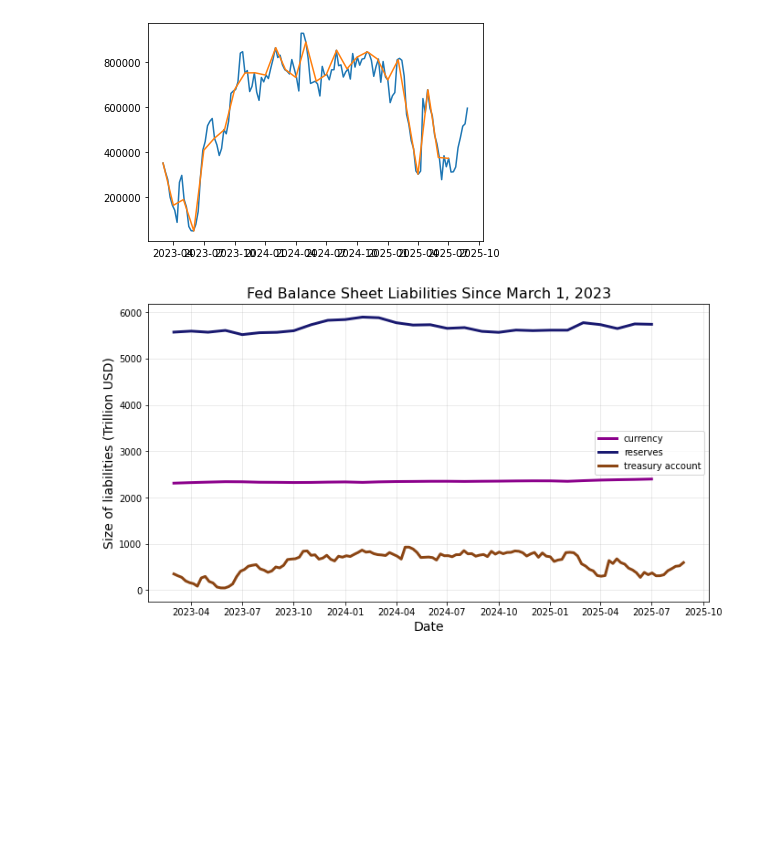
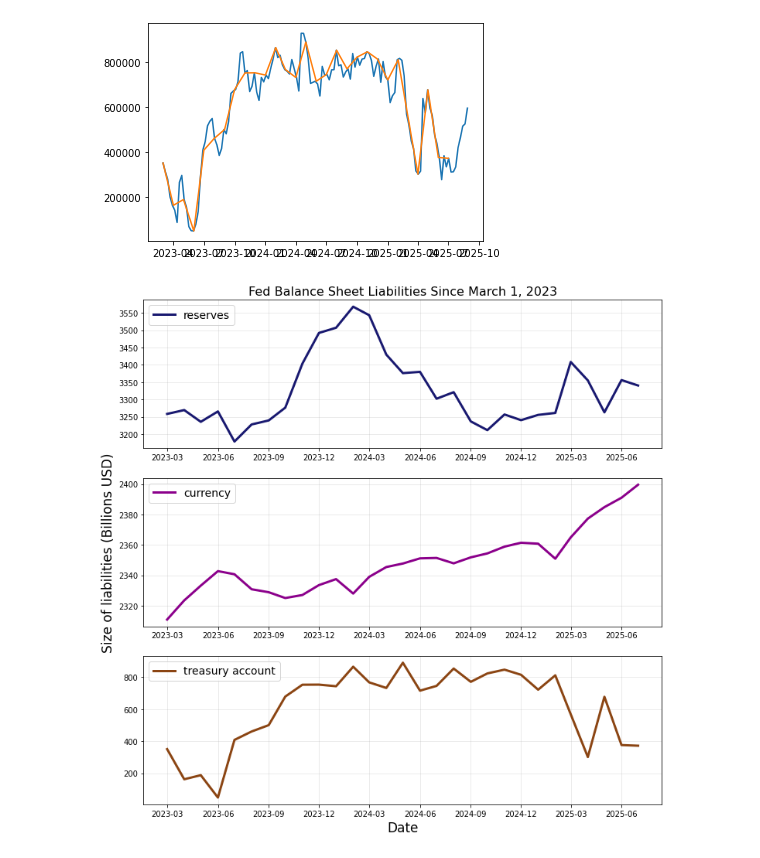
Before and after one commit to michaelneuder/money, a Jupyter notebook: fed-balance-sheet.ipynb, the cells around one changed output. Cells and saved outputs as stored; diff of their text form; code cells hidden in the pictures; blank space fills up the shorter version.

Commit message:
balance sheet stuff

```diff
--- a/fed-balance-sheet.ipynb
+++ b/fed-balance-sheet.ipynb
@@ -96,24 +78,27 @@ plt.plot(treasury_nearest['date'], treasury_nearest['value'])
 [<matplotlib.lines.Line2D at 0x...>]
 [figure]
 # %%
-f, ax = plt.subplots(figsize=(11,6))
-ax.plot(currency_latest['date'], currency_latest['value'], color='darkmagenta', linewidth=3,
+f, axarr = plt.subplots(nrows=3, figsize=(12,12))
+axarr[0].plot(reserves_latest['date'], reserves_latest['value'], color='midnightblue', linewidth=3,
+        label='reserves')
+axarr[1].plot(currency_latest['date'], currency_latest['value'], color='darkmagenta', linewidth=3,
         label='currency')
-ax.plot(reserves_latest['date'], reserves_latest['value'], color='midnightblue', linewidth=3,
-        label='reserves')
-ax.plot(treasury_latest['date'], treasury_latest['value']/int(1e3), color='saddlebrown', linewidth=3,
+axarr[2].plot(treasury_nearest['date'], treasury_nearest['value']/int(1e3), color='saddlebrown', linewidth=3,
         label='treasury account')
 
-ax.plot(treasury_latest['date'], treasury_latest['value']/int(1e3), color='saddlebrown', linewidth=3,
-        label='treasury account')
+axarr[2].set_xlabel('Date', size=17)
+axarr[1].set_ylabel('Size of liabilities (Billions USD)', size=17)
+axarr[0].set_title('Fed Balance Sheet Liabilities Since March 1, 2023')
+
+xticks = pd.date_range("2023-03-01", "2025-07-01", freq="3MS")
+for ax in axarr:
+    ax.legend(loc=2, fontsize=14)
+    ax.set_xticks(xticks)
+    ax.set_xticklabels(xticks.strftime("%Y-%m"))
+    ax.grid(alpha=0.3)
 
 
-ax.set_ylabel('Size of liabilities (Trillion USD)')
-ax.set_xlabel('Date')
-ax.set_title('Fed Balance Sheet Liabilities Since March 1, 2023')
-ax.grid(alpha=0.3)
-
-ax.legend()
+# ax.legend()
 plt.show()
 # %% [output]
-[figure, old version]
+[figure, new version]
```
Also changed, not shown: parts of 5 cells of this notebook, 1 other file.
